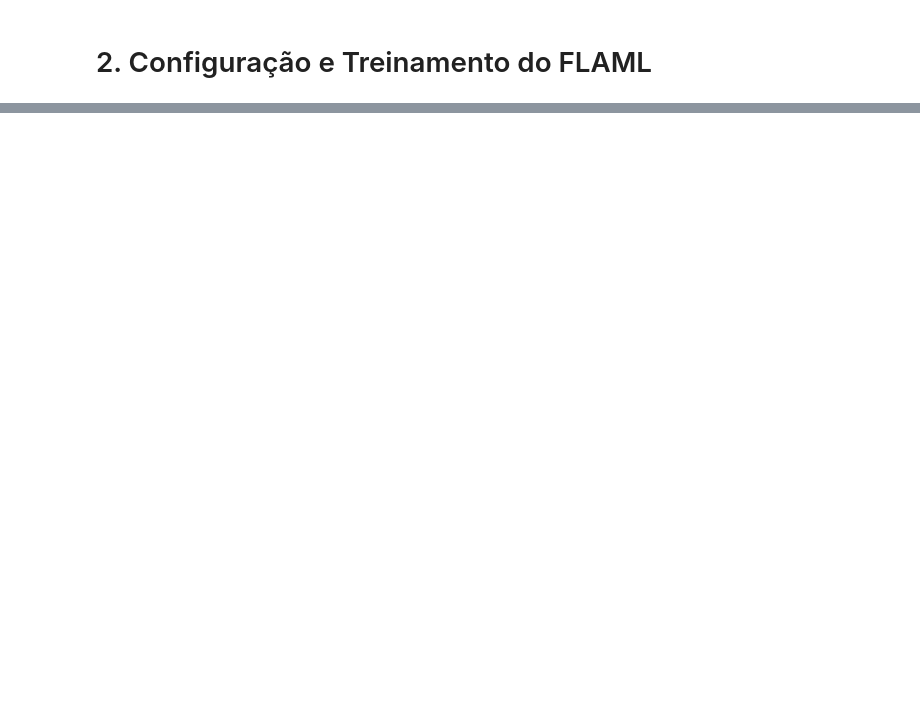
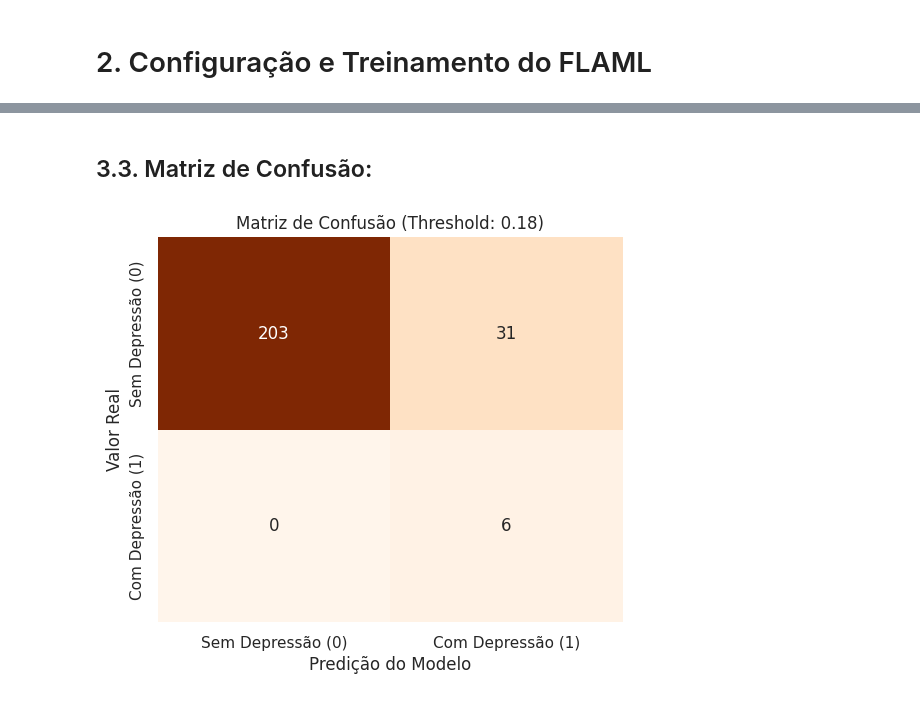
Before and after one commit to PedroYutaroUEA/depression-prediction_autoML, a Jupyter notebook: src/notebooks/02_flaml-experiments.ipynb, the cells around one changed output, grey strips where cells are left out. Drawn from its saved outputs; the diff is of its cells as text; code cells hidden in the pictures; blank space fills up the shorter version.

```diff
--- a/src/notebooks/02_flaml-experiments.ipynb
+++ b/src/notebooks/02_flaml-experiments.ipynb
@@ -52,0 +74,2 @@ Teste: Features (240, 13), Target (240,)
+# %%
+sample_weight = compute_sample_weight(class_weight='balanced', y=y_train)
@@ -56,0 +145,4 @@ todo
+# %%
+print("Iniciando o treinamento do FLAML (Pesos Balanceados e Foco em F1)...")
+automl.fit(X_train=X_train, y_train=y_train, sample_weight=sample_weight, **C_automl_settings)
+print("Treinamento Finalizado!")
@@ -56,0 +182,27 @@ todo
+# %%
+# É aqui que provamos se o SMOTE funcionou sem causar overfitting
+y_pred_proba = automl.predict_proba(X_test)[:, 1]
+
+precisions, recalls, thresholds = precision_recall_curve(y_test, y_pred_proba)
+
+# 3. Calcular o F1-Score para cada limiar testado
+# (Adicionamos um aviso de supressão para divisões por zero temporárias)
+np.seterr(divide='ignore', invalid='ignore')
+f1_scores = 2 * (precisions * recalls) / (precisions + recalls)
+f1_scores = np.nan_to_num(f1_scores) # Substitui NaNs por 0
+
+# 4. Localizar o limiar que gerou o MAIOR F1-Score
+best_index = np.argmax(f1_scores)
+best_threshold = thresholds[best_index]
+best_f1 = f1_scores[best_index]
+
+print(f"Limiar padrão do sistema: 0.5000")
+print(f"Novo Limiar Otimizado: {best_threshold:.4f}")
+print(f"F1-Score Máximo Alcançável (Classe 1): {best_f1:.4f}\n")
+
+# 5. Aplicar o novo limiar customizado
+# Se a probabilidade for maior ou igual ao novo limiar, vira 1. Senão, 0.
+y_pred_custom = (y_pred_proba >= best_threshold).astype(int)
+
+print("=== Novo Relatório de Classificação (Com Limiar Ajustado) ===")
+print(classification_report(y_test, y_pred_custom))
@@ -56,0 +223,14 @@ todo
+# %% [markdown]
+## 3.3. Matriz de Confusão:
+# %%
+cm_custom = confusion_matrix(y_test, y_pred_custom)
+plt.figure(figsize=(6, 5))
+sns.heatmap(cm_custom, annot=True, fmt='d', cmap='Oranges', cbar=False,
+            xticklabels=['Sem Depressão (0)', 'Com Depressão (1)'],
+            yticklabels=['Sem Depressão (0)', 'Com Depressão (1)'])
+plt.title(f'Matriz de Confusão (Threshold: {best_threshold:.2f})')
+plt.ylabel('Valor Real')
+plt.xlabel('Predição do Modelo')
+plt.show()
+# %% [output]
+[figure, added]
```
Also changed, not shown: parts of 29 cells of this notebook, 12 other files.
